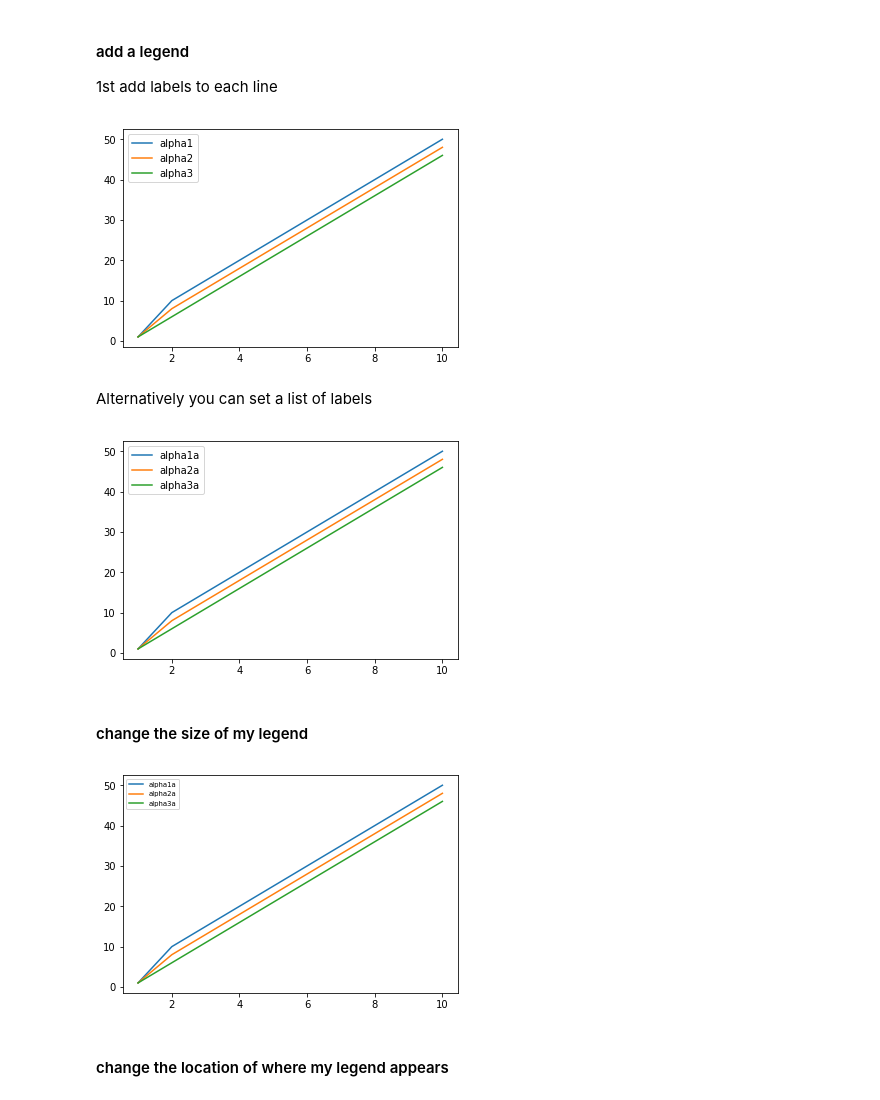
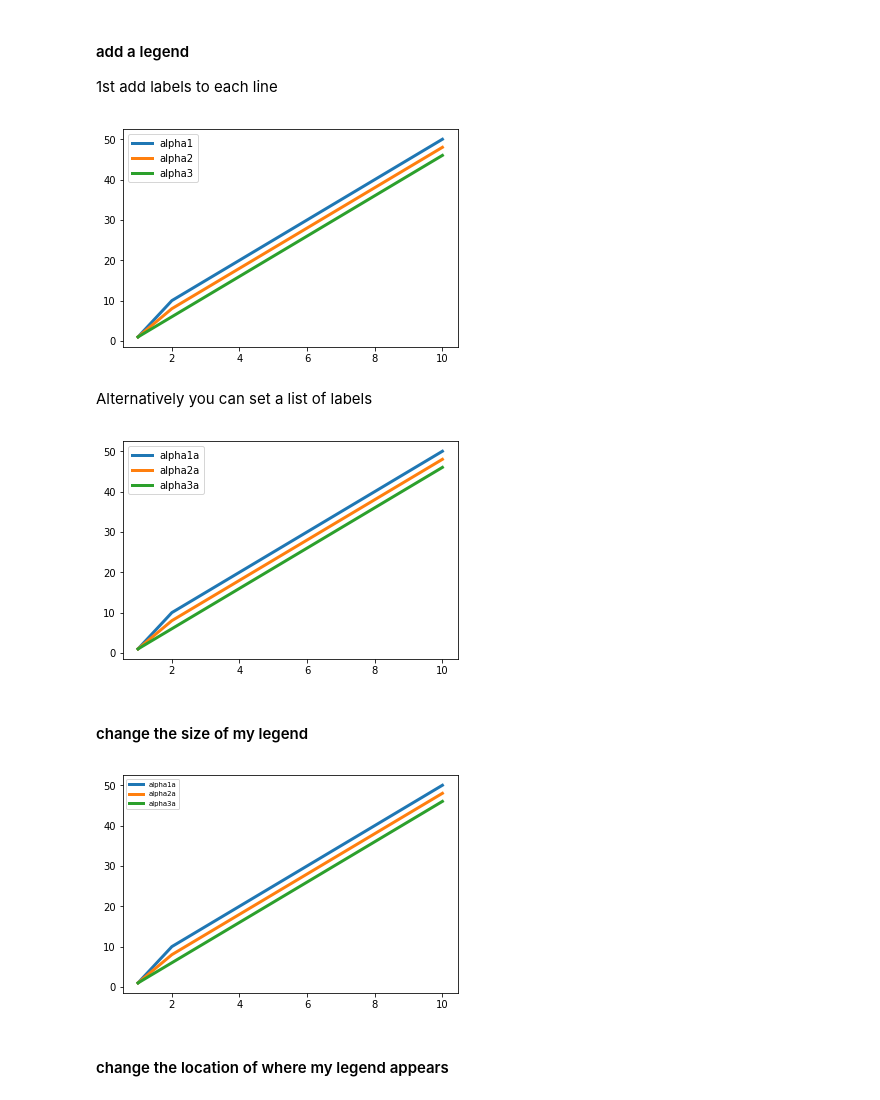
Before and after one commit to MarkCruse/python-jupyter-notebooks, a Jupyter notebook: Understanding_Matplotlib.ipynb, the cells around one changed output. Drawn from its saved outputs; the diff is of its cells as text; code cells hidden in the pictures.

```diff
--- a/Understanding_Matplotlib.ipynb
+++ b/Understanding_Matplotlib.ipynb
@@ -72,6 +74,7 @@ plt.scatter(x, y, marker = 's', color = 'red')
 #### change the transparency for lines
 Pass in the alpha parameter to your plot. Alpha can be set from 0 to 1, where 0 is completely transparent and 1 is no transparency.
 # %%
+x = [1,2,3,4,5,6,7,8,9,10]
 y1 = [1,10,15,20,25,30,35,40,45,50]
 y2 = [1,8,13,18,23,28,33,38,43,48]
 y3 = [1,6,11,16,21,26,31,36,41,46]
@@ -87,33 +90,33 @@ plt.plot(x, y3, alpha = 0.5);
 #### add a legend
 1st add labels to each line
 # %%
-plt.plot(x, y1, label='alpha1')
-plt.plot(x, y2, label='alpha2')
-plt.plot(x, y3, label='alpha3')
+plt.plot(x, y1, label='alpha1', linewidth=3)
+plt.plot(x, y2, label='alpha2', linewidth=3)
+plt.plot(x, y3, label='alpha3', linewidth=3)
 plt.legend();
 # %% [output]
-[figure, old version]
+[figure, new version]
 # %% [markdown]
 Alternatively you can set a list of labels
 # %%
 mylabels = ['alpha1a','alpha2a','alpha3a']
 # %%
-plt.plot(x, y1)
-plt.plot(x, y2)
-plt.plot(x, y3)
+plt.plot(x, y1, linewidth=3)
+plt.plot(x, y2, linewidth=3)
+plt.plot(x, y3, linewidth=3)
 plt.legend(labels = mylabels);
 # %% [output]
-[figure, old version]
+[figure, new version]
 # %% [markdown]
 #### change the size of my legend
 # %%
-plt.plot(x, y1)
-plt.plot(x, y2)
-plt.plot(x, y3)
+plt.plot(x, y1, linewidth=3)
+plt.plot(x, y2, linewidth=3)
+plt.plot(x, y3, linewidth=3)
 plt.legend(labels = mylabels,fontsize = 'x-small');
 #fontsize can be 'x-small','small','medium','large','x-large',
 # %% [output]
-[figure, old version]
+[figure, new version]
 # %% [markdown]
 #### change the location of where my legend appears
 # %%
```
Also changed, not shown: parts of 9 cells of this notebook, 4 other files.
